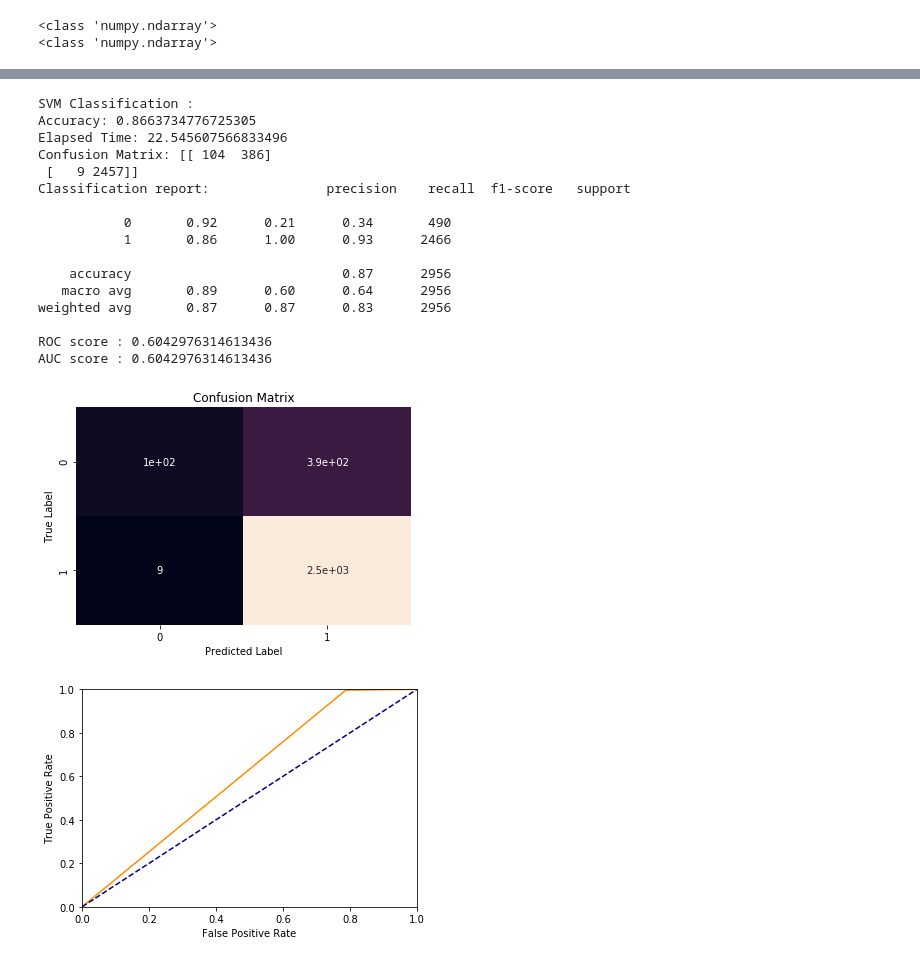
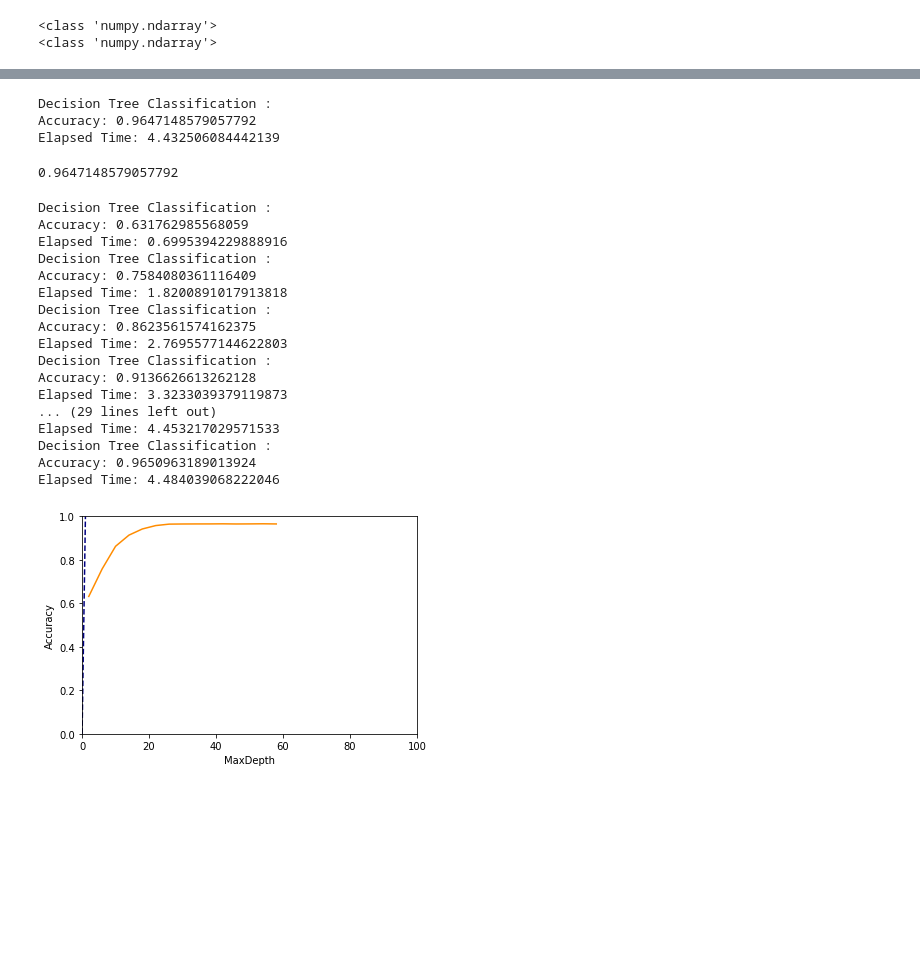
Before and after one commit to sarathkumar000/Classifying-Responses, a Jupyter notebook: ModelFitting.ipynb, the cells around one changed output, grey strips where cells are left out. Drawn from its saved outputs; the diff is of its cells as text; code cells hidden in the pictures; blank space fills up the shorter version.

```diff
--- a/ModelFitting.ipynb
+++ b/ModelFitting.ipynb
@@ -83,11 +122,13 @@ from sklearn.feature_extraction.text import TfidfVectorizer
 from sklearn.decomposition import TruncatedSVD
 from sklearn.model_selection import train_test_split
 X1, Y1 =TFIDF_vectorization()
+Y1.apply(lambda x:change(x))
 print(type(X1))
 svd = TruncatedSVD(algorithm='randomized',n_components=200, n_iter=7, random_state=None,tol=0.0)
 X2=svd.fit_transform(X1)
 print(type(X2))
-Xtrain, Xtest, Ytrain, Ytest = train_test_split(X2, Y1, test_size = 0.2, random_state = 12)
+Xtemp, Xtest, Ytemp, Ytest = train_test_split(X2, Y1, test_size = 0.2, random_state = 12)
+Xtrain, Xcv, Ytrain, Ycv = train_test_split(Xtemp, Ytemp, test_size = 0.2, random_state = 12)
 # %% [output]
 <class 'numpy.ndarray'>
 <class 'numpy.ndarray'>
@@ -292,7 +236,0 @@ def classificationReport(Ytest, Ypred):
-# %%
-X3, Y3 =BOW_vectorization()
-print(type(X3))
-svd = TruncatedSVD(algorithm='randomized',n_components=200, n_iter=7, random_state=None,tol=0.0)
-X4=svd.fit_transform(X3)
-print(type(X4))
-Xtrain, Xtest, Ytrain, Ytest = train_test_split(X2, Y1, test_size = 0.2, random_state = 12)
@@ -367,21 +237,42 @@ AUC score : 0.7476927023850903
-# %%
-svm_classification()
-# %% [output]
-SVM Classification :
-Accuracy: 0.8663734776725305
-Elapsed Time: 22.545607566833496
-Confusion Matrix: [[ 104  386]
- [   9 2457]]
-Classification report:               precision    recall  f1-score   support
-
-           0       0.92      0.21      0.34       490
-           1       0.86      1.00      0.93      2466
-
-    accuracy                           0.87      2956
-   macro avg       0.89      0.60      0.64      2956
-weighted avg       0.87      0.87      0.83      2956
-
-ROC score : 0.6042976314613436
-AUC score : 0.6042976314613436
-[figure, removed]
-[figure, removed]
+# %%
+decision_tree_classification(Xtrain,Ytrain,30)
+# %% [output]
+Decision Tree Classification :
+Accuracy: 0.9647148579057792
+Elapsed Time: 4.432506084442139
+0.9647148579057792
+# %%
+#ml_models = machine_learning_models(Xtrain, Xtest, Ytrain, Ytest)
+x=[]
+y=[]
+for i in range(2,60,4):
+  x.append(i)
+  y.append(decision_tree_classification(Xtrain,Ytrain,i))
+  #decision_tree_classification(Xtest,Ytest)
+plt.figure()
+plt.plot(x, y, color='darkorange')
+plt.plot([0,1], [0,1], color='navy', linestyle='--')
+plt.xlim([0, 100])
+plt.ylim([0, 1])
+plt.xlabel('MaxDepth')
+plt.ylabel('Accuracy')
+plt.show()
+# %% [output]
+Decision Tree Classification :
+Accuracy: 0.631762985568059
+Elapsed Time: 0.6995394229888916
+Decision Tree Classification :
+Accuracy: 0.7584080361116409
+Elapsed Time: 1.8200891017913818
+Decision Tree Classification :
+Accuracy: 0.8623561574162375
+Elapsed Time: 2.7695577144622803
+Decision Tree Classification :
+Accuracy: 0.9136626613262128
+Elapsed Time: 3.3233039379119873
+... (29 lines left out)
+Elapsed Time: 4.453217029571533
+Decision Tree Classification :
+Accuracy: 0.9650963189013924
+Elapsed Time: 4.484039068222046
+[figure, added]
```
Also changed, not shown: parts of 27 cells of this notebook.
